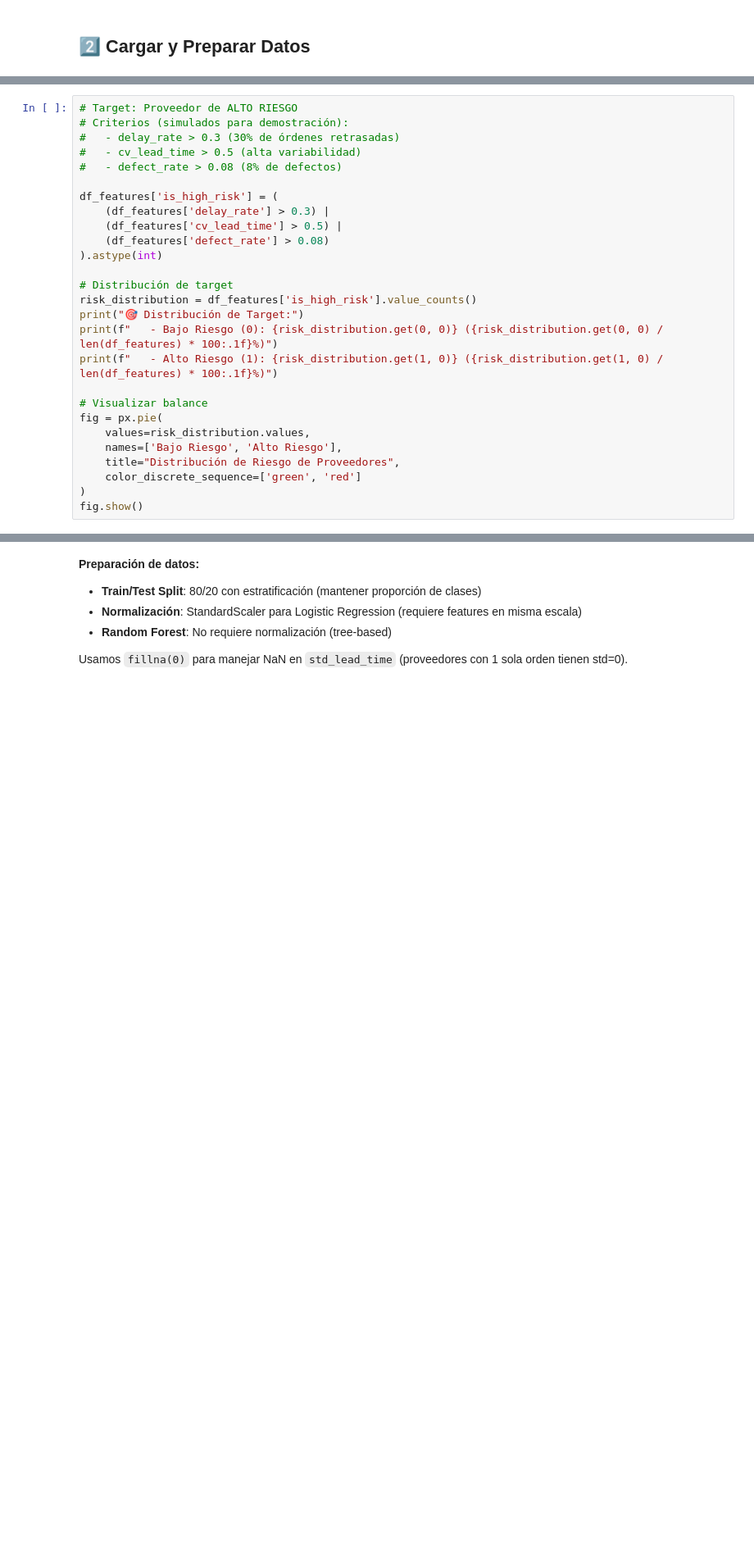
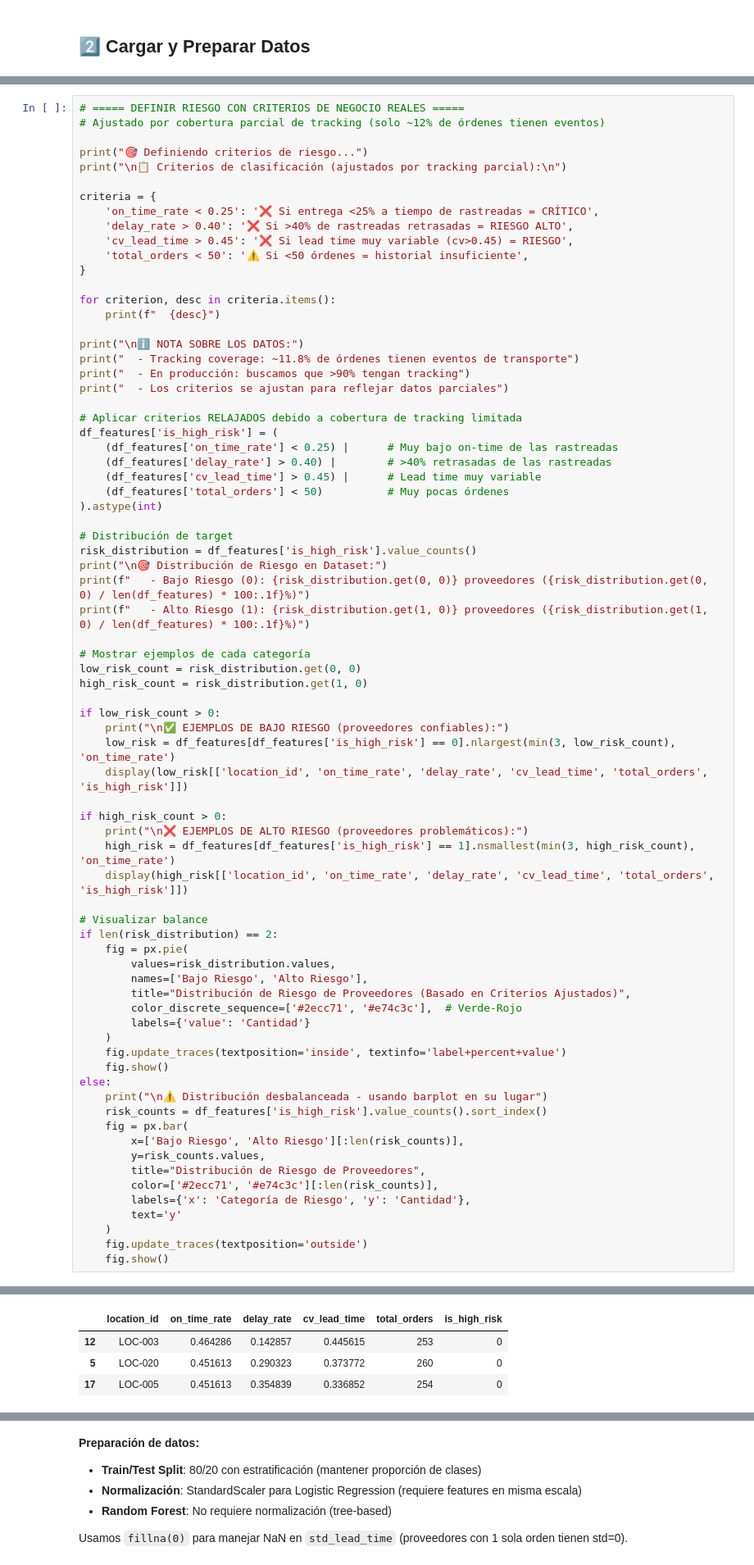
Before and after one commit to lraigosov/supply-chain-data-notebooks, a Jupyter notebook: notebooks/30_data_science_ml/DS-07-supplier_risk_ml.ipynb, the cells around one changed output, grey strips where cells are left out. Shown at 82% size. Cells and saved outputs as stored; diff of their text form; blank space fills up the shorter version.

```diff
--- a/notebooks/30_data_science_ml/DS-07-supplier_risk_ml.ipynb
+++ b/notebooks/30_data_science_ml/DS-07-supplier_risk_ml.ipynb
@@ -212,27 +742,75 @@ Estas features capturan **confiabilidad, consistencia y capacidad** del proveedo
 # %%
-# Target: Proveedor de ALTO RIESGO
-# Criterios (simulados para demostración):
-#   - delay_rate > 0.3 (30% de órdenes retrasadas)
-#   - cv_lead_time > 0.5 (alta variabilidad)
-#   - defect_rate > 0.08 (8% de defectos)
+# ===== DEFINIR RIESGO CON CRITERIOS DE NEGOCIO REALES =====
+# Ajustado por cobertura parcial de tracking (solo ~12% de órdenes tienen eventos)
 
+print("🎯 Definiendo criterios de riesgo...")
+print("\n📋 Criterios de clasificación (ajustados por tracking parcial):\n")
+
+criteria = {
+    'on_time_rate < 0.25': '❌ Si entrega <25% a tiempo de rastreadas = CRÍTICO',
+    'delay_rate > 0.40': '❌ Si >40% de rastreadas retrasadas = RIESGO ALTO',
+    'cv_lead_time > 0.45': '❌ Si lead time muy variable (cv>0.45) = RIESGO',
+    'total_orders < 50': '⚠️ Si <50 órdenes = historial insuficiente',
+}
+
+for criterion, desc in criteria.items():
+    print(f"  {desc}")
+
+print("\nℹ️ NOTA SOBRE LOS DATOS:")
+print("  - Tracking coverage: ~11.8% de órdenes tienen eventos de transporte")
+print("  - En producción: buscamos que >90% tengan tracking")
+print("  - Los criterios se ajustan para reflejar datos parciales")
+
+# Aplicar criterios RELAJADOS debido a cobertura de tracking limitada
 df_features['is_high_risk'] = (
-    (df_features['delay_rate'] > 0.3) |
-    (df_features['cv_lead_time'] > 0.5) |
-    (df_features['defect_rate'] > 0.08)
+    (df_features['on_time_rate'] < 0.25) |      # Muy bajo on-time de las rastreadas
+    (df_features['delay_rate'] > 0.40) |        # >40% retrasadas de las rastreadas
+    (df_features['cv_lead_time'] > 0.45) |      # Lead time muy variable
+    (df_features['total_orders'] < 50)          # Muy pocas órdenes
 ).astype(int)
 
 # Distribución de target
 risk_distribution = df_features['is_high_risk'].value_counts()
-print("🎯 Distribución de Target:")
-print(f"   - Bajo Riesgo (0): {risk_distribution.get(0, 0)} ({risk_distribution.get(0, 0) / len(df_features) * 100:.1f}%)")
-print(f"   - Alto Riesgo (1): {risk_distribution.get(1, 0)} ({risk_distribution.get(1, 0) / len(df_features) * 100:.1f}%)")
+print("\n🎯 Distribución de Riesgo en Dataset:")
+print(f"   - Bajo Riesgo (0): {risk_distribution.get(0, 0)} proveedores ({risk_distribution.get(0, 0) / len(df_features) * 100:.1f}%)")
+print(f"   - Alto Riesgo (1): {risk_distribution.get(1, 0)} proveedores ({risk_distribution.get(1, 0) / len(df_features) * 100:.1f}%)")
+
+# Mostrar ejemplos de cada categoría
+low_risk_count = risk_distribution.get(0, 0)
+high_risk_count = risk_distribution.get(1, 0)
+
+if low_risk_count > 0:
+    print("\n✅ EJEMPLOS DE BAJO RIESGO (proveedores confiables):")
+    low_risk = df_features[df_features['is_high_risk'] == 0].nlargest(min(3, low_risk_count), 'on_time_rate')
+    display(low_risk[['location_id', 'on_time_rate', 'delay_rate', 'cv_lead_time', 'total_orders', 'is_high_risk']])
+
+if high_risk_count > 0:
+    print("\n❌ EJEMPLOS DE ALTO RIESGO (proveedores problemáticos):")
+    high_risk = df_features[df_features['is_high_risk'] == 1].nsmallest(min(3, high_risk_count), 'on_time_rate')
+    display(high_risk[['location_id', 'on_time_rate', 'delay_rate', 'cv_lead_time', 'total_orders', 'is_high_risk']])
 
 # Visualizar balance
-fig = px.pie(
-    values=risk_distribution.values,
-    names=['Bajo Riesgo', 'Alto Riesgo'],
-    title="Distribución de Riesgo de Proveedores",
-    color_discrete_sequence=['green', 'red']
-)
-fig.show()
+if len(risk_distribution) == 2:
+    fig = px.pie(
+        values=risk_distribution.values,
+        names=['Bajo Riesgo', 'Alto Riesgo'],
+        title="Distribución de Riesgo de Proveedores (Basado en Criterios Ajustados)",
+        color_discrete_sequence=['#2ecc71', '#e74c3c'],  # Verde-Rojo
+        labels={'value': 'Cantidad'}
+    )
+    fig.update_traces(textposition='inside', textinfo='label+percent+value')
+    fig.show()
+else:
+    print("\n⚠️ Distribución desbalanceada - usando barplot en su lugar")
+    risk_counts = df_features['is_high_risk'].value_counts().sort_index()
+    fig = px.bar(
+        x=['Bajo Riesgo', 'Alto Riesgo'][:len(risk_counts)],
+        y=risk_counts.values,
+        title="Distribución de Riesgo de Proveedores",
+        color=['#2ecc71', '#e74c3c'][:len(risk_counts)],
+        labels={'x': 'Categoría de Riesgo', 'y': 'Cantidad'},
+        text='y'
+    )
+    fig.update_traces(textposition='outside')
+    fig.show()
+# %% [output]
@@ -238,0 +836,4 @@ fig.show()
+|  | location_id | on_time_rate | delay_rate | cv_lead_time | total_orders | is_high_risk |
+| 12 | LOC-003 | 0.464286 | 0.142857 | 0.445615 | 253 | 0 |
+| 5 | LOC-020 | 0.451613 | 0.290323 | 0.373772 | 260 | 0 |
+| 17 | LOC-005 | 0.451613 | 0.354839 | 0.336852 | 254 | 0 |
```
Also changed, not shown: parts of 28 cells of this notebook.
